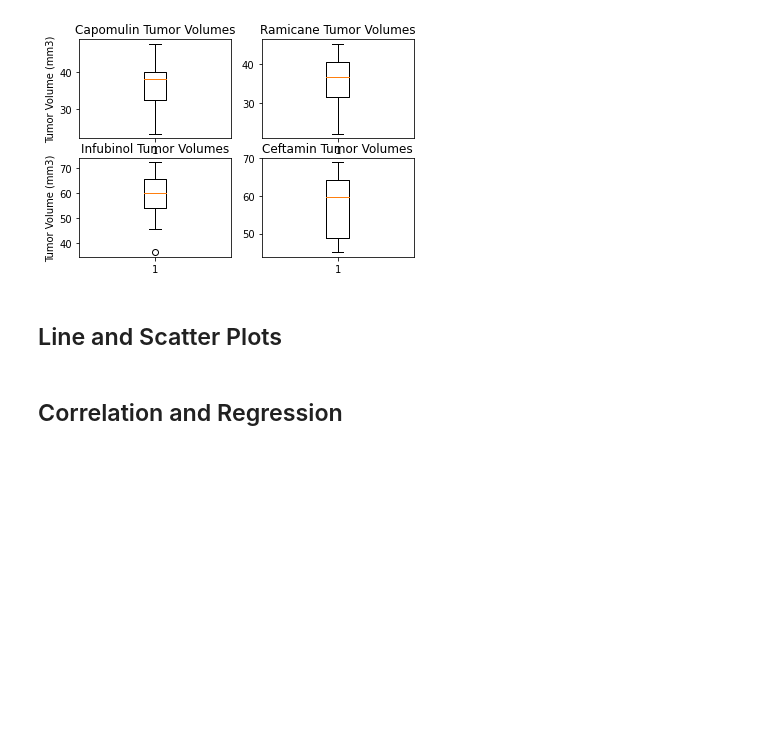
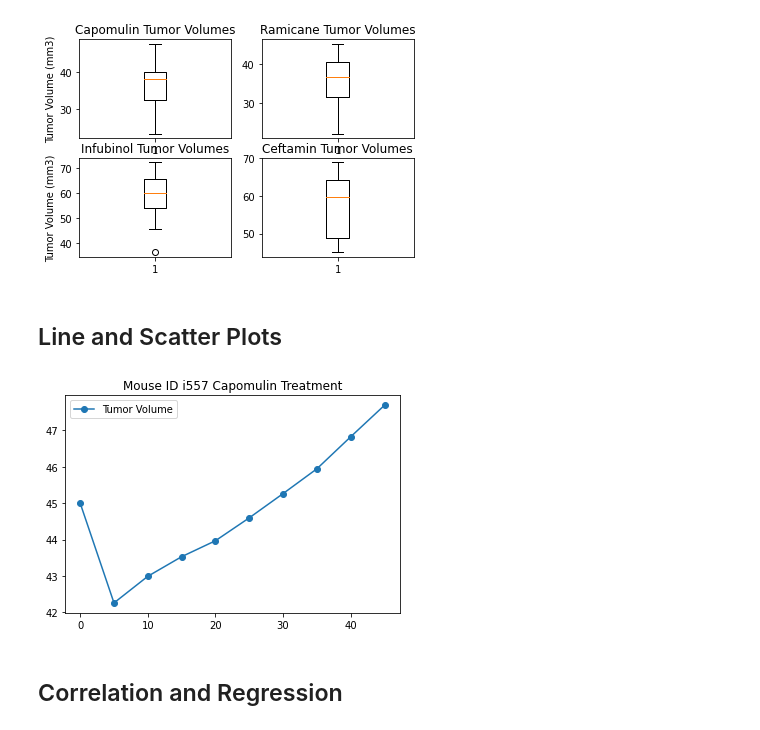
Before and after one commit to GND95/Matplotlib-Challenge, a Jupyter notebook: Pymaceuticals/Analysis.ipynb, the cells around one changed output. Cells and saved outputs as stored; diff of their text form; code cells hidden in the pictures; blank space fills up the shorter version.

Commit message:
created a line graph plotting tumor volume over time (timepoint) for a mouse treated with the Capomulin drug

```diff
--- a/Pymaceuticals/Analysis.ipynb
+++ b/Pymaceuticals/Analysis.ipynb
@@ -303,3 +302,16 @@ plt.show()
+# %%
+# Generate a line plot of tumor volume vs. time point for a mouse treated with Capomulin
+capomulin_mouse_df = combined_mouse_df[combined_mouse_df['Mouse ID'] == "i557"] #selecting a mouse to plot treatment results for
+
+x_axis = capomulin_mouse_df["Timepoint"]
+y_axis = capomulin_mouse_df["Tumor Volume (mm3)"]
+
+plt.plot(x_axis, y_axis, marker="o", label="Tumor Volume (mm3)")
+plt.title("Mouse ID i557 Capomulin Treatment")
+plt.legend()
+plt.show()
+# %% [output]
+[figure, added]
 # %%
 # Generate a scatter plot of average tumor volume vs. mouse weight for the Capomulin regimen
 # %% [markdown]
```
Also changed, not shown: parts of 6 cells of this notebook.
